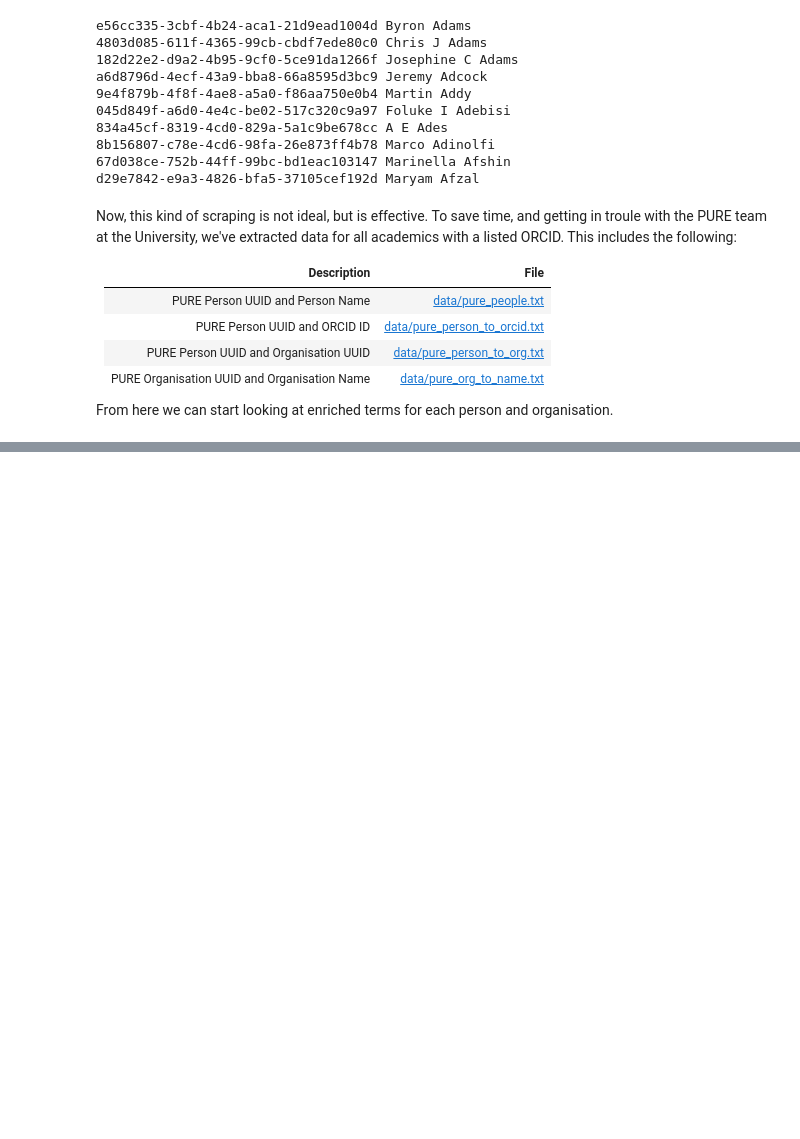
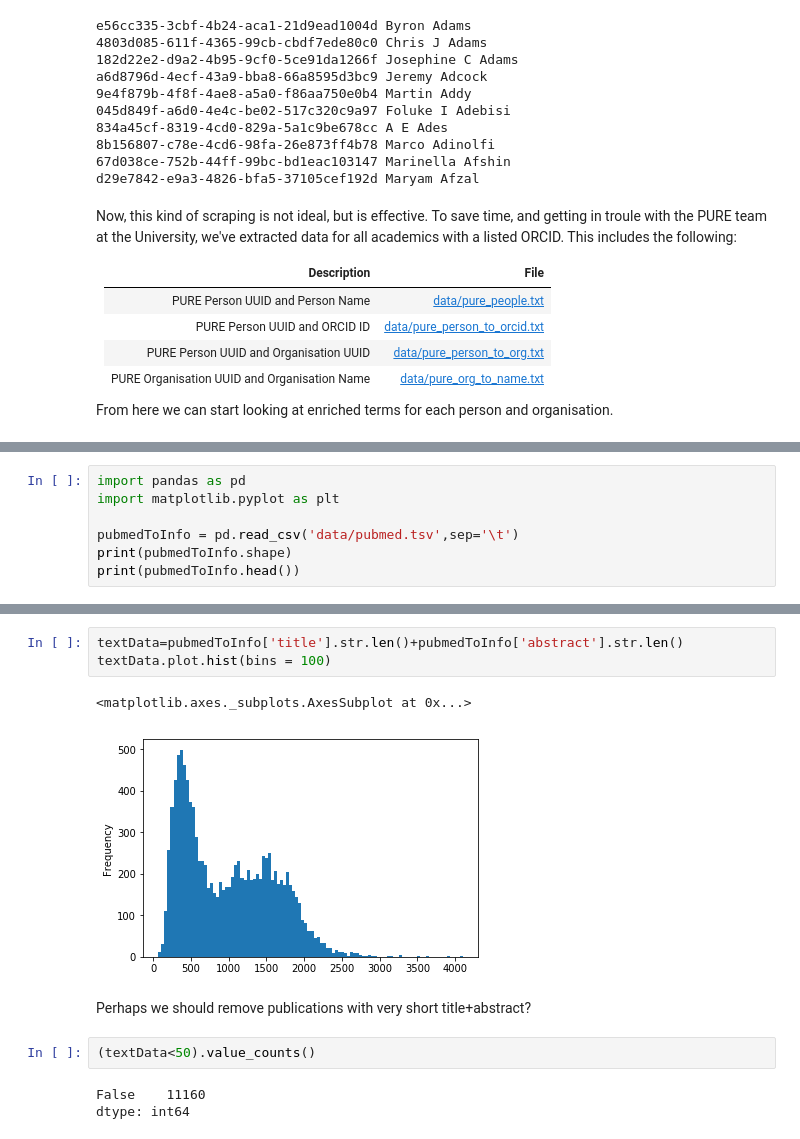
Before and after one commit to elswob/JGI-Data-Week-2019, a Jupyter notebook: Step1-people-and-publications.ipynb, the cells around one changed output, grey strips where cells are left out. Cells and saved outputs as stored; diff of their text form; blank space fills up the shorter version.

```diff
--- a/Step1-people-and-publications.ipynb
+++ b/Step1-people-and-publications.ipynb
@@ -260,0 +249,7 @@ From here we can start looking at enriched terms for each person and organisatio
+# %%
+import pandas as pd
+import matplotlib.pyplot as plt
+
+pubmedToInfo = pd.read_csv('data/pubmed.tsv',sep='\t')
+print(pubmedToInfo.shape)
+print(pubmedToInfo.head())
@@ -260,0 +271,13 @@ From here we can start looking at enriched terms for each person and organisatio
+# %%
+textData=pubmedToInfo['title'].str.len()+pubmedToInfo['abstract'].str.len()
+textData.plot.hist(bins = 100)
+# %% [output]
+<matplotlib.axes._subplots.AxesSubplot at 0x...>
+[figure, added]
+# %% [markdown]
+Perhaps we should remove publications with very short title+abstract?
+# %%
+(textData<50).value_counts()
+# %% [output]
+False    11160
+dtype: int64
```
Also changed, not shown: parts of 17 cells of this notebook, 1 other file.
